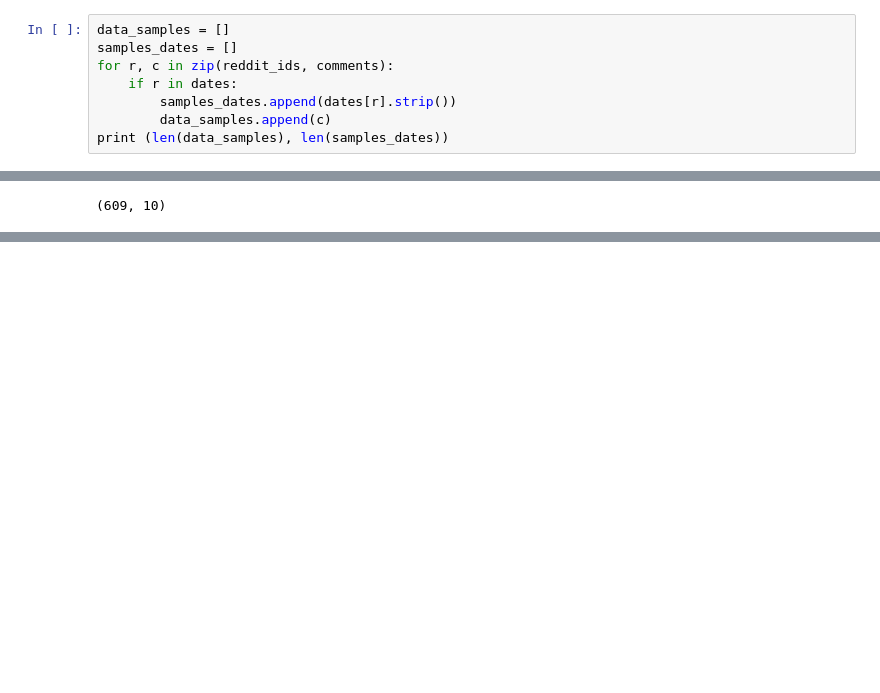
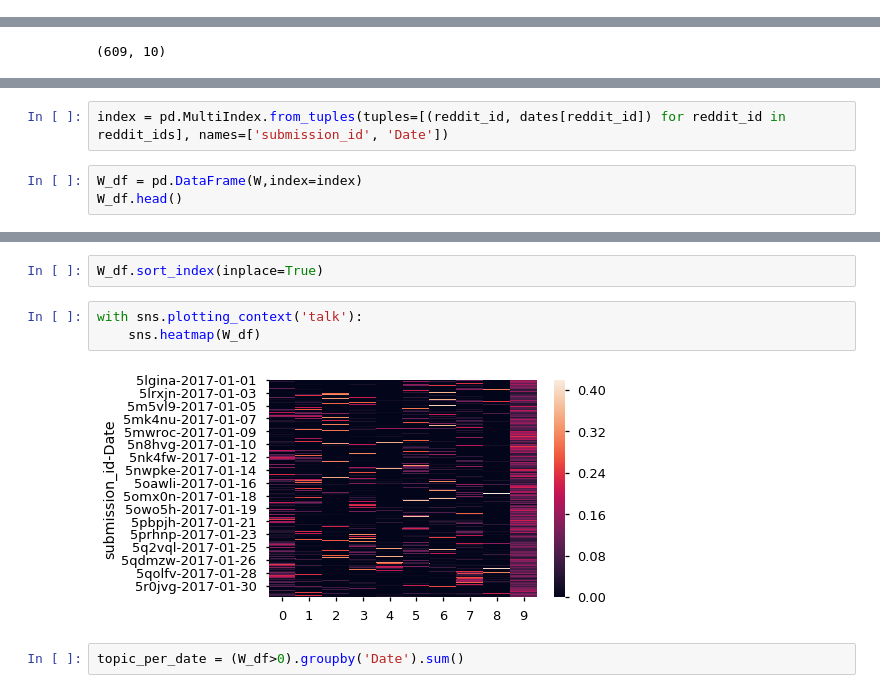
Before and after one commit to kublasean/Reddit-Analysis, a Jupyter notebook: notebooks/RedditAnalysis_carissa_theme_extraction.ipynb, the cells around one changed output, grey strips where cells are left out. Drawn from its saved outputs; the diff is of its cells as text; blank space fills up the shorter version.

Commit message:
topics per day

```diff
--- a/notebooks/RedditAnalysis_carissa_theme_extraction.ipynb
+++ b/notebooks/RedditAnalysis_carissa_theme_extraction.ipynb
@@ -63,8 +60,0 @@ print (len(comments), len(dates))
-# %%
-data_samples = []
-samples_dates = []
-for r, c in zip(reddit_ids, comments):
-    if r in dates:
-        samples_dates.append(dates[r].strip())
-        data_samples.append(c)
-print (len(data_samples), len(samples_dates))
@@ -174,0 +152,5 @@ nmf.reconstruction_err_ # I dont' know if this is a good error or not...
+# %%
+index = pd.MultiIndex.from_tuples(tuples=[(reddit_id, dates[reddit_id]) for reddit_id in reddit_ids], names=['submission_id', 'Date'])
+# %%
+W_df = pd.DataFrame(W,index=index)
+W_df.head()
@@ -174,0 +165,9 @@ nmf.reconstruction_err_ # I dont' know if this is a good error or not...
+# %%
+W_df.sort_index(inplace=True)
+# %%
+with sns.plotting_context('talk'):
+    sns.heatmap(W_df)
+# %% [output]
+[figure, added]
+# %%
+topic_per_date = (W_df>0).groupby('Date').sum()
```
Also changed, not shown: parts of 24 cells of this notebook.
